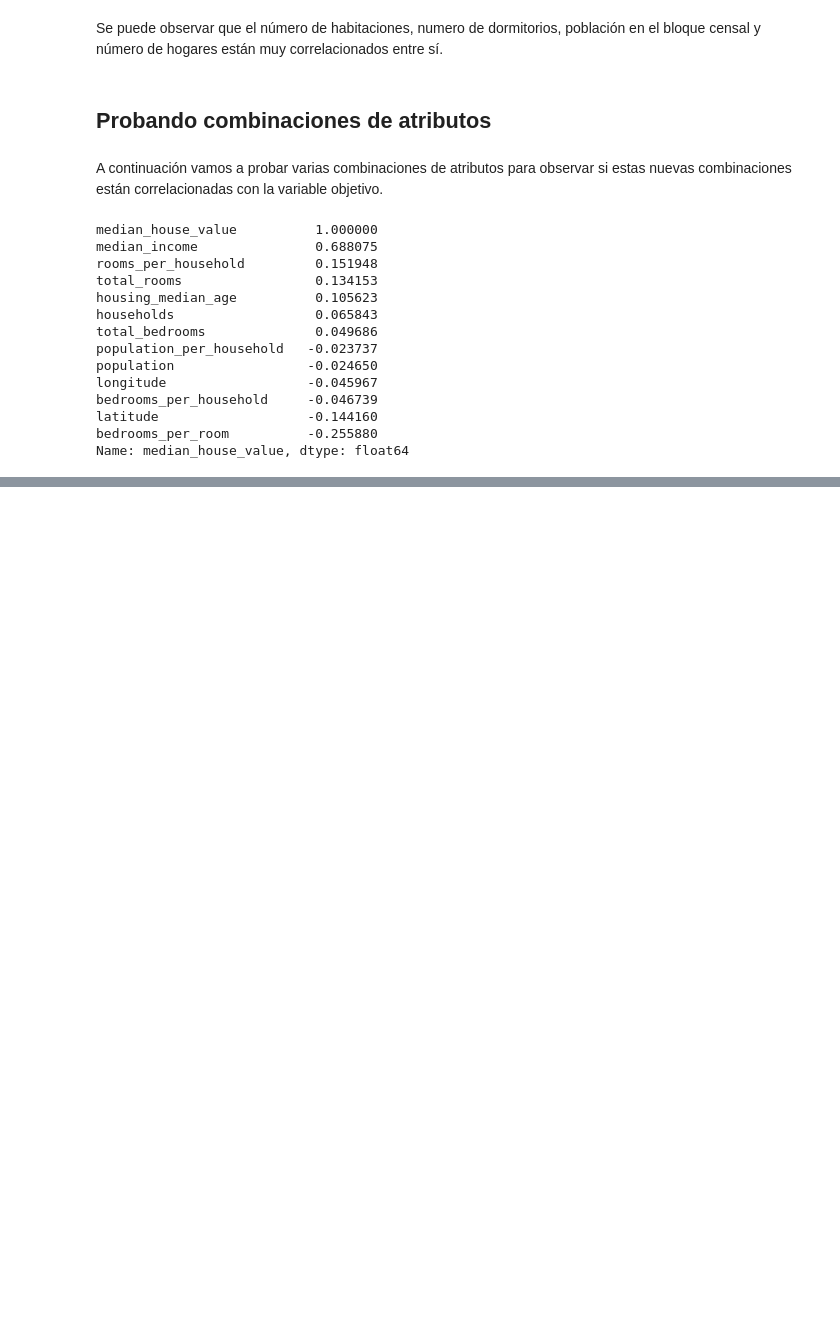
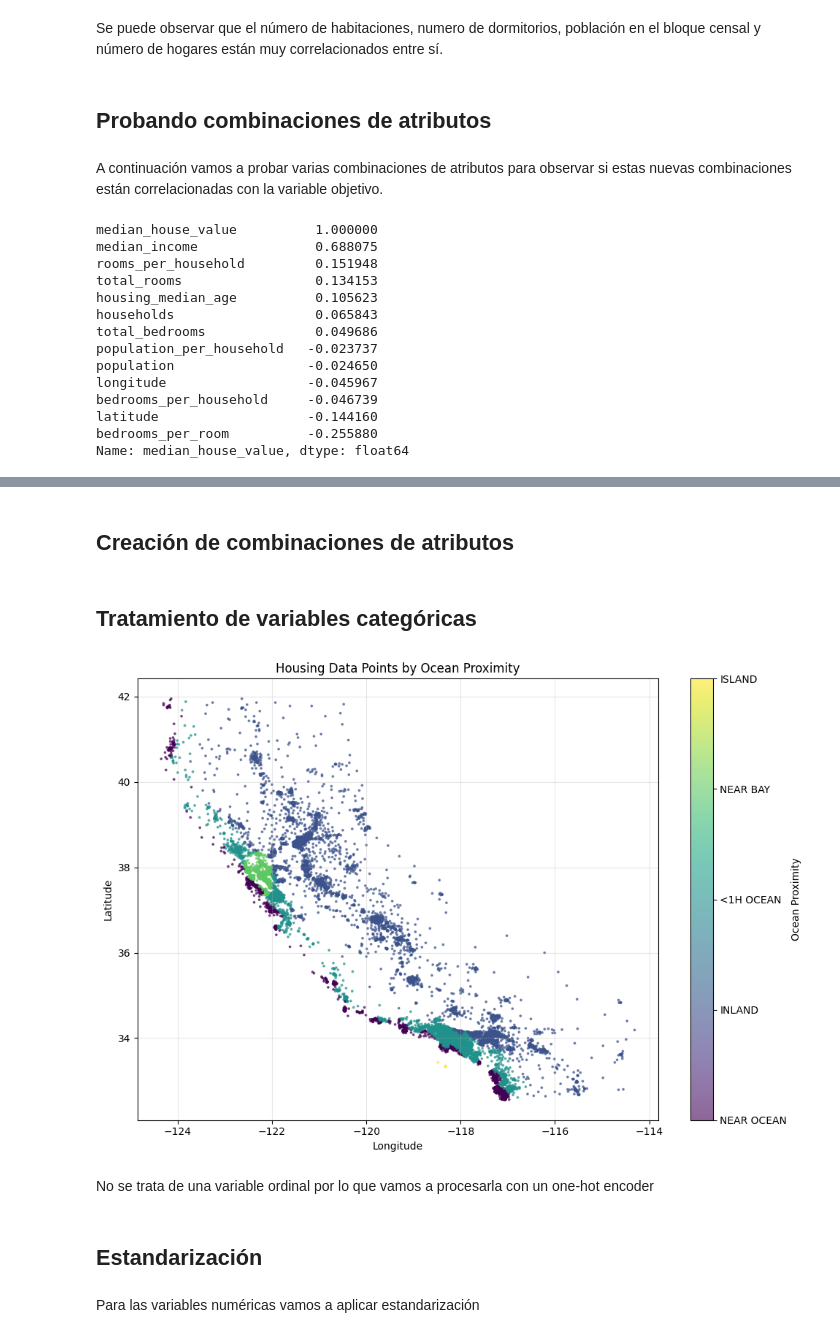
Before and after one commit to alextorsar/CaliforniaHousesPrice, a Jupyter notebook: AnalisisExploratorio.ipynb, the cells around one changed output, grey strips where cells are left out. Saved outputs shown, nothing was run; the diff lists cells and outputs as text; code cells hidden in the pictures; blank space fills up the shorter version.

```diff
--- a/AnalisisExploratorio.ipynb
+++ b/AnalisisExploratorio.ipynb
@@ -181,0 +186,5 @@ Name: median_house_value, dtype: float64
+# %%
+train_data = train_set.drop("median_house_value", axis=1)
+train_labels = train_set["median_house_value"].copy()
+test_data = test_set.drop("median_house_value", axis=1)
+test_labels = test_set["median_house_value"].copy()
@@ -181,0 +195,12 @@ Name: median_house_value, dtype: float64
+# %%
+from sklearn.pipeline import Pipeline
+from sklearn.compose import ColumnTransformer
+from sklearn.preprocessing import StandardScaler, OneHotEncoder
+from sklearn.impute import SimpleImputer
+from sklearn.base import BaseEstimator, TransformerMixin
+
+# Drop records with missing values in total_bedrooms
+train_data = train_data.dropna(subset=['total_bedrooms'])
+test_data = test_data.dropna(subset=['total_bedrooms'])
+# %% [markdown]
+## Creación de combinaciones de atributos
@@ -181,0 +231,2 @@ Name: median_house_value, dtype: float64
+# %% [markdown]
+## Tratamiento de variables categóricas
@@ -181,0 +237,25 @@ Name: median_house_value, dtype: float64
+# %%
+
+plt.figure(figsize=(10, 7))
+scatter = plt.scatter(train_data['longitude'], train_data['latitude'],
+                     c=pd.factorize(train_data['ocean_proximity'])[0],
+                     cmap='viridis', alpha=0.6, s=3)
+
+# Add a colorbar legend
+legend1 = plt.colorbar(scatter)
+legend1.set_label('Ocean Proximity')
+categories = train_data['ocean_proximity'].unique()
+ticks = range(len(categories))
+legend1.set_ticks(ticks)
+legend1.set_ticklabels(categories)
+
+plt.title('Housing Data Points by Ocean Proximity')
+plt.xlabel('Longitude')
+plt.ylabel('Latitude')
+plt.grid(alpha=0.3)
+plt.tight_layout()
+plt.show()
+# %% [output]
+[figure, added]
+# %% [markdown]
+No se trata de una variable ordinal por lo que vamos a procesarla con un one-hot encoder
@@ -181,0 +264,4 @@ Name: median_house_value, dtype: float64
+# %% [markdown]
+## Estandarización
+# %% [markdown]
+Para las variables numéricas vamos a aplicar estandarización
```
Also changed, not shown: parts of 10 cells of this notebook.
